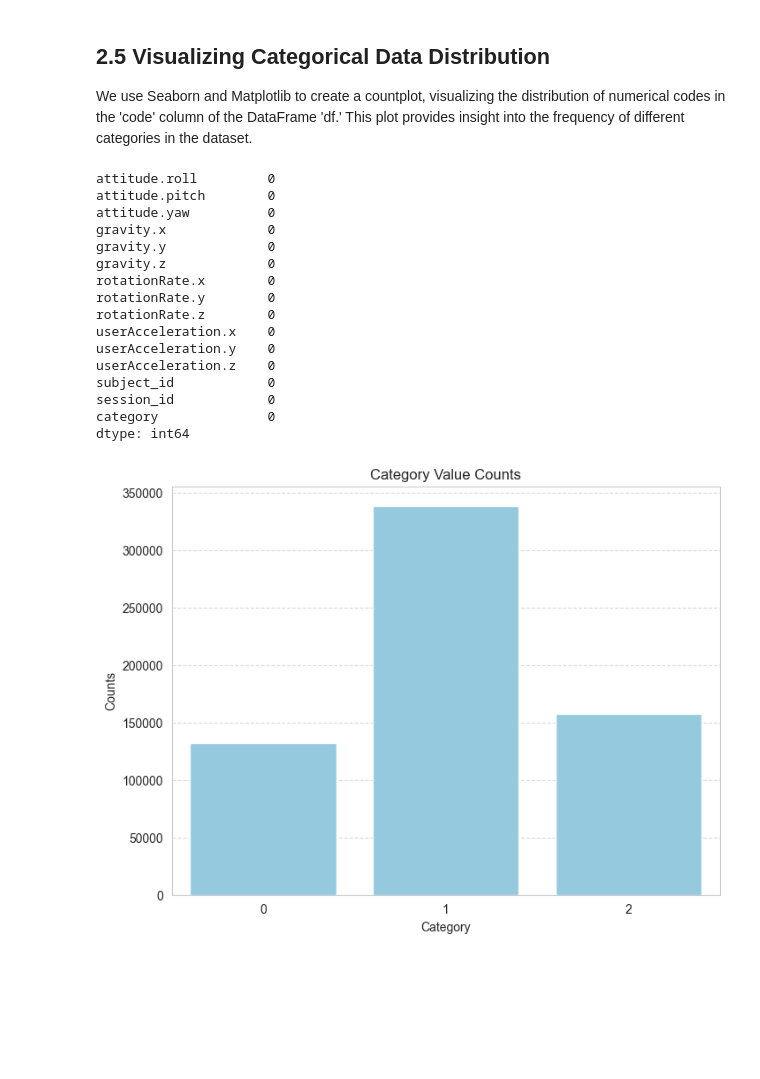
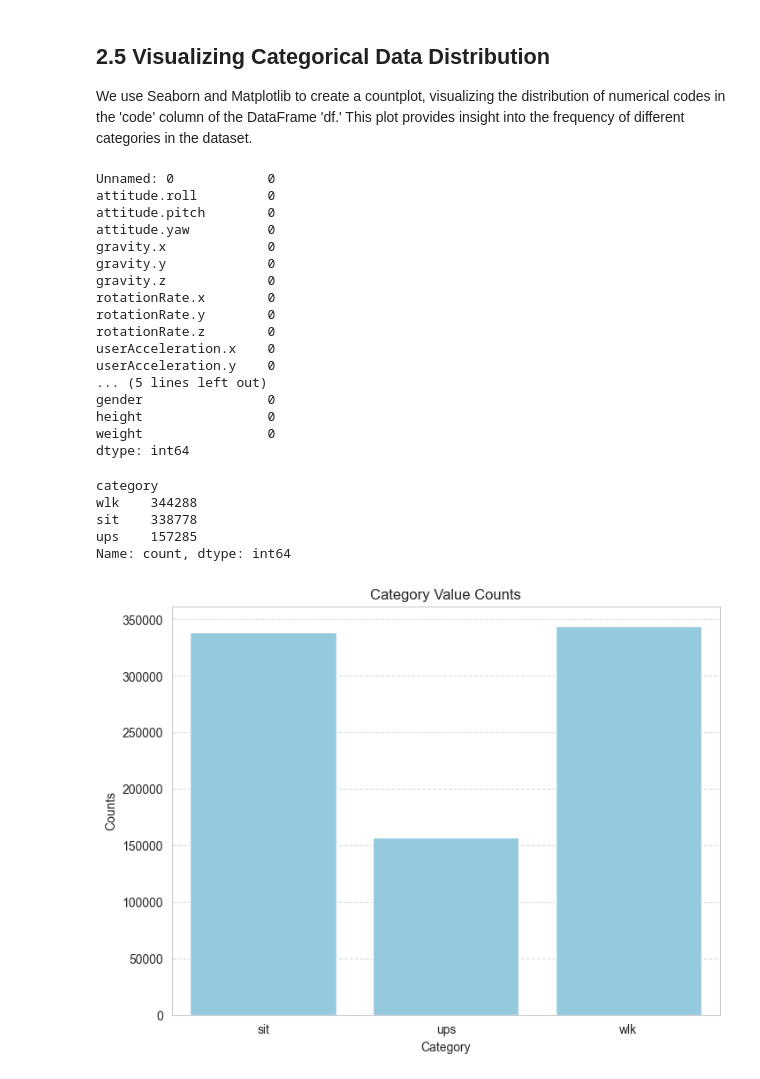
Before and after one commit to marina-moreira/mei-approf, a Jupyter notebook: RNN/01dataUnderstanding.ipynb, the cells around one changed output. Cells and saved outputs as stored; diff of their text form; code cells hidden in the pictures; blank space fills up the shorter version.

```diff
--- a/RNN/01dataUnderstanding.ipynb
+++ b/RNN/01dataUnderstanding.ipynb
@@ -84,9 +84,12 @@ sns.color_palette("bone_r", as_cmap=True)
 # %% [markdown]
 + Definição dos Caminhos
 # %%
-# Caminhos absolutos dos arquivos
-subject_data_file = r'C:\\Users\\maria\\OneDrive - Instituto Superior de Engenharia do Porto\\Desktop\\Semestre\APROF\\mei-approf\\RNN\\RNN_dataset\\data_subjects_info.csv'
-data_dir = r'C:\\Users\\maria\\OneDrive - Instituto Superior de Engenharia do Porto\\Desktop\\Semestre\\APROF\\mei-approf\\RNN\\RNN_dataset\\A_DeviceMotion_data'
+# Obter o diretório atual de trabalho
+base_dir = os.getcwd()
+
+# Construir caminhos relativos aos arquivos
+subject_data_file = os.path.join(base_dir, 'data_subjects_info.csv')
+data_dir = os.path.join(base_dir, 'A_DeviceMotion_data')
 
 # Verificar se os diretórios e arquivos existem
 if not os.path.exists(data_dir):
@@ -110,7 +138,7 @@ def get_all_dataset_paths(input_dir) -> []:
         for file in files:
             if file.endswith('.csv'):
                 dir_name = os.path.basename(dirs)
-                if dir_name.startswith(('dws', 'ups', 'sit')):
+                if dir_name.startswith(('ups', 'wlk', 'sit')):
                     input_files.append(os.path.join(dirs, file))
     return input_files
 # %% [markdown]
@@ -174,8 +209,9 @@ df_motionSense.head(10)
 
 We use Seaborn and Matplotlib to create a countplot, visualizing the distribution of numerical codes in the 'code' column of the DataFrame 'df.' This plot provides insight into the frequency of different categories in the dataset.
 # %%
-pd.isna(df).sum()
+pd.isna(df_motionSense).sum()
 # %% [output]
+Unnamed: 0            0
 attitude.roll         0
 attitude.pitch        0
 attitude.yaw          0
@@ -187,23 +223,32 @@ rotationRate.y        0
 rotationRate.z        0
 userAcceleration.x    0
 userAcceleration.y    0
-userAcceleration.z    0
-subject_id            0
-session_id            0
-category              0
+... (5 lines left out)
+gender                0
+height                0
+weight                0
 dtype: int64
+# %%
+category_counts = df_motionSense['category'].value_counts()
+category_counts
+# %% [output]
+category
+wlk    344288
+sit    338778
+ups    157285
+Name: count, dtype: int64
 # %%
-category_counts = df['category'].value_counts()
+#category_counts = df_motionSense['category'].value_counts()
 
 plt.figure(figsize=(8, 6))
-sns.countplot(df, x='category', color='skyblue')
+sns.countplot(df_motionSense, x='category', color='skyblue')
 plt.title('Category Value Counts')
 plt.xlabel('Category')
 plt.ylabel('Counts')
 plt.xticks(rotation=0)
 plt.grid(axis='y', linestyle='--', alpha=0.7)
 
 # Display the plot
 plt.show()
 # %% [output]
-[figure, old version]
+[figure, new version]
```
Also changed, not shown: parts of 9 cells of this notebook, 2 other files.
